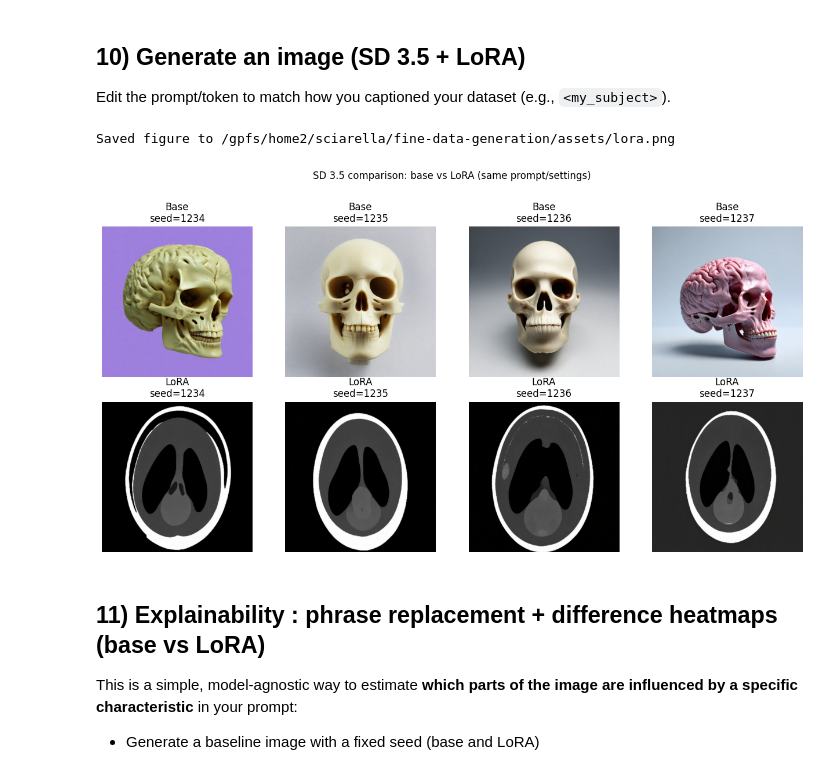
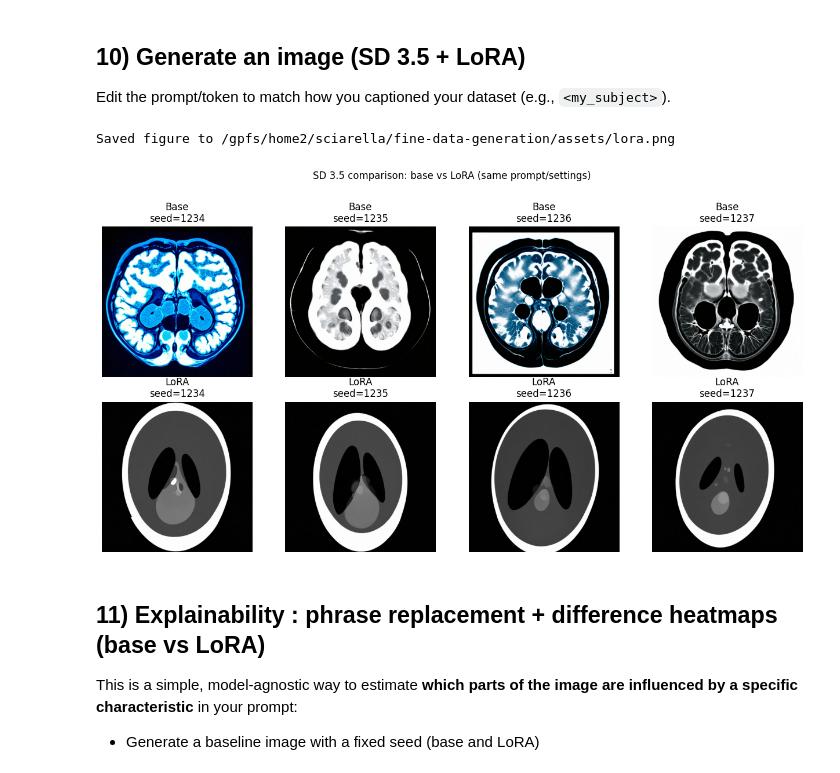
Before and after one commit to NLeSC-Knowledge-Development/fine-data-generation, a Jupyter notebook: notebooks/train_sd35_lora.ipynb, the cells around one changed output. Saved outputs shown, nothing was run; the diff lists cells and outputs as text; code cells hidden in the pictures.

```diff
--- a/notebooks/train_sd35_lora.ipynb
+++ b/notebooks/train_sd35_lora.ipynb
@@ -638,7 +642,7 @@ import torch
 # Compare base SD3.5 vs SD3.5+LoRA on the same prompt across multiple seeds.
 # NOTE: this loads a second pipeline (base) so it can use extra VRAM.
 
-PROMPT = 'Synthetic Shepp-Logan phantom with normal ventricles, thin skull bone, small brain area, 4 lesions, normal sized lesions, small CSF'
+PROMPT = 'slphantom brain CT, small central CSF, large ventricles, no lesions'
 NEGATIVE_PROMPT = None
 STEPS = 30
 GUIDANCE = 7.0
@@ -693,34 +697,34 @@ if n == 1:
     axes = [[axes[0]], [axes[1]]]
 
 for j, seed in enumerate(SEEDS):
     ax = axes[0][j] if n == 1 else axes[0, j]
     ax.imshow(base_imgs[j])
     ax.axis('off')
     ax.set_title(f'Base\nseed={seed}')
 
     ax = axes[1][j] if n == 1 else axes[1, j]
     ax.imshow(lora_imgs[j])
     ax.axis('off')
     ax.set_title(f'LoRA\nseed={seed}')
 
 plt.suptitle('SD 3.5 comparison: base vs LoRA (same prompt/settings)', y=1.02)
 plt.tight_layout()
 
 # Save figure to assets folder
 ASSETS_DIR = Path(__file__).resolve().parent.parent / 'assets' if '__file__' in dir() else Path('../assets')
 ASSETS_DIR.mkdir(parents=True, exist_ok=True)
 fig.savefig(ASSETS_DIR / 'lora.png', dpi=150, bbox_inches='tight')
 print(f'Saved figure to {(ASSETS_DIR / "lora.png").resolve()}')
 
 plt.show()
 
 # Free up the extra base pipeline to reduce VRAM pressure after plotting.
 del base_pipe
 if torch.cuda.is_available():
     torch.cuda.empty_cache()
 # %% [output]
 Saved figure to /gpfs/home2/sciarella/fine-data-generation/assets/lora.png
-[figure, old version]
+[figure, new version]
 # %% [markdown]
 ## 11) Explainability : phrase replacement + difference heatmaps (base vs LoRA)
 
```
Also changed, not shown: parts of 5 cells of this notebook, 10 other files.
